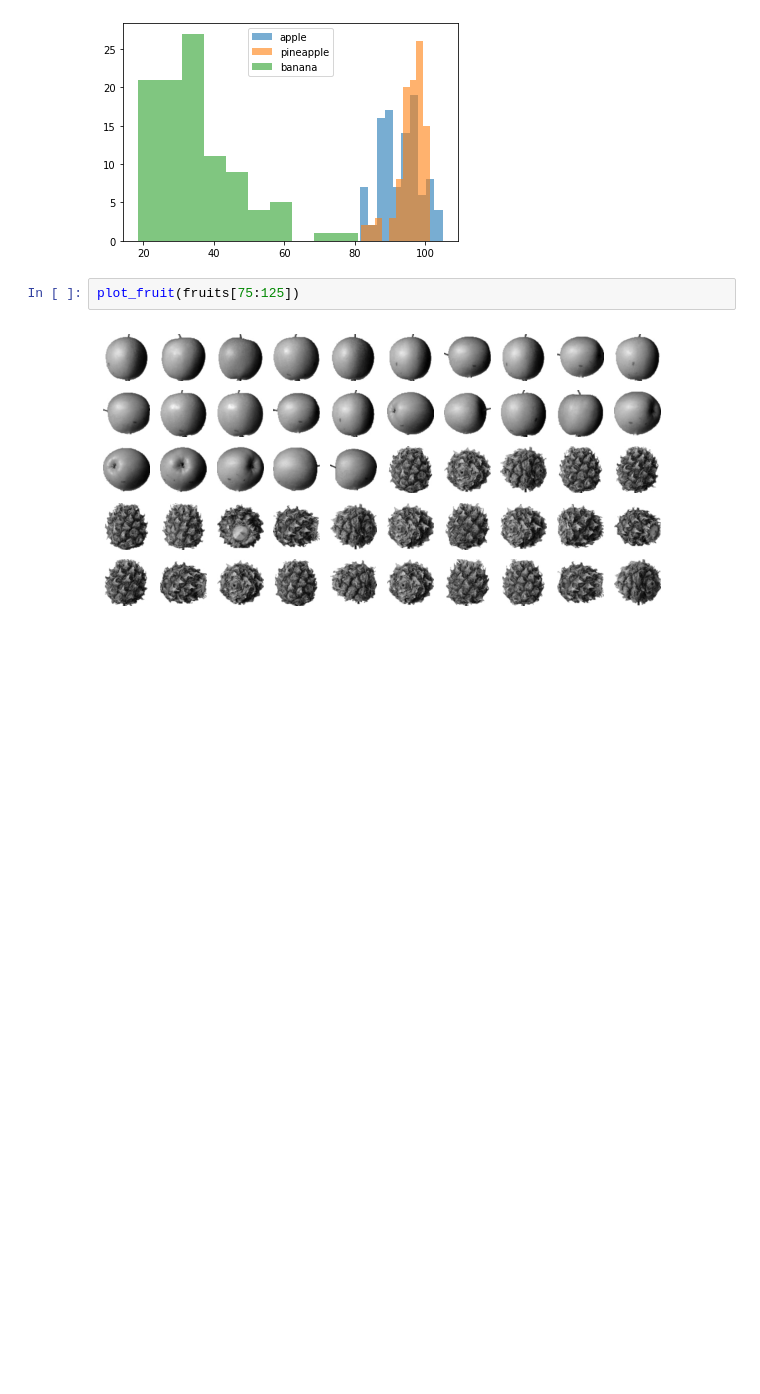
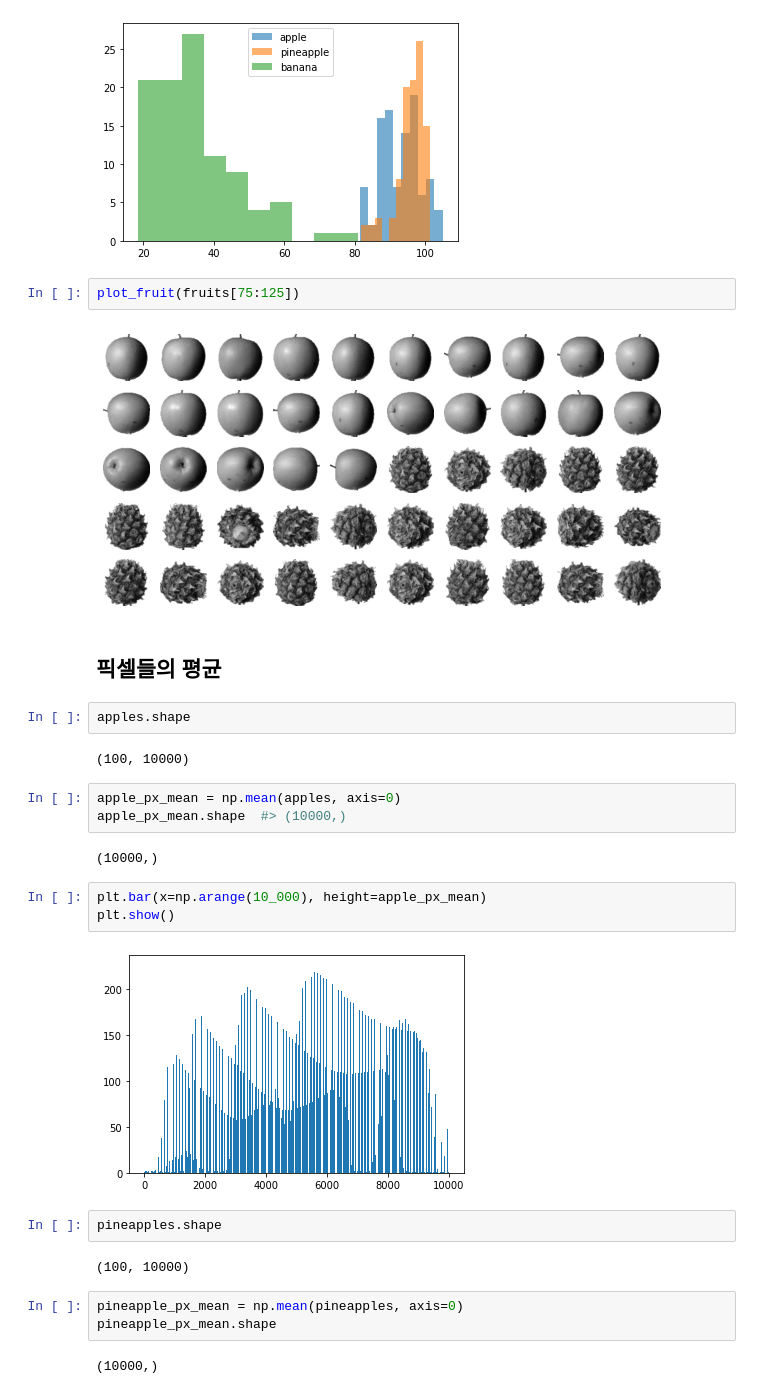
Before and after one commit to JakeOh/202011_itw_bd21, a Jupyter notebook: lab_ml/ml13_cluster.ipynb, the cells around one changed output. Drawn from its saved outputs; the diff is of its cells as text; blank space fills up the shorter version.

```diff
--- a/lab_ml/ml13_cluster.ipynb
+++ b/lab_ml/ml13_cluster.ipynb
@@ -146,3 +146,28 @@ plt.show()
 plot_fruit(fruits[75:125])
 # %% [output]
 [figure]
+# %% [markdown]
+## 픽셀들의 평균
+# %%
+apples.shape
+# %% [output]
+(100, 10000)
+# %%
+apple_px_mean = np.mean(apples, axis=0)
+apple_px_mean.shape  #> (10000,)
+# %% [output]
+(10000,)
+# %%
+plt.bar(x=np.arange(10_000), height=apple_px_mean)
+plt.show()
+# %% [output]
+[figure, added]
+# %%
+pineapples.shape
+# %% [output]
+(100, 10000)
+# %%
+pineapple_px_mean = np.mean(pineapples, axis=0)
+pineapple_px_mean.shape
+# %% [output]
+(10000,)
```
Also changed, not shown: parts of 13 cells of this notebook.
